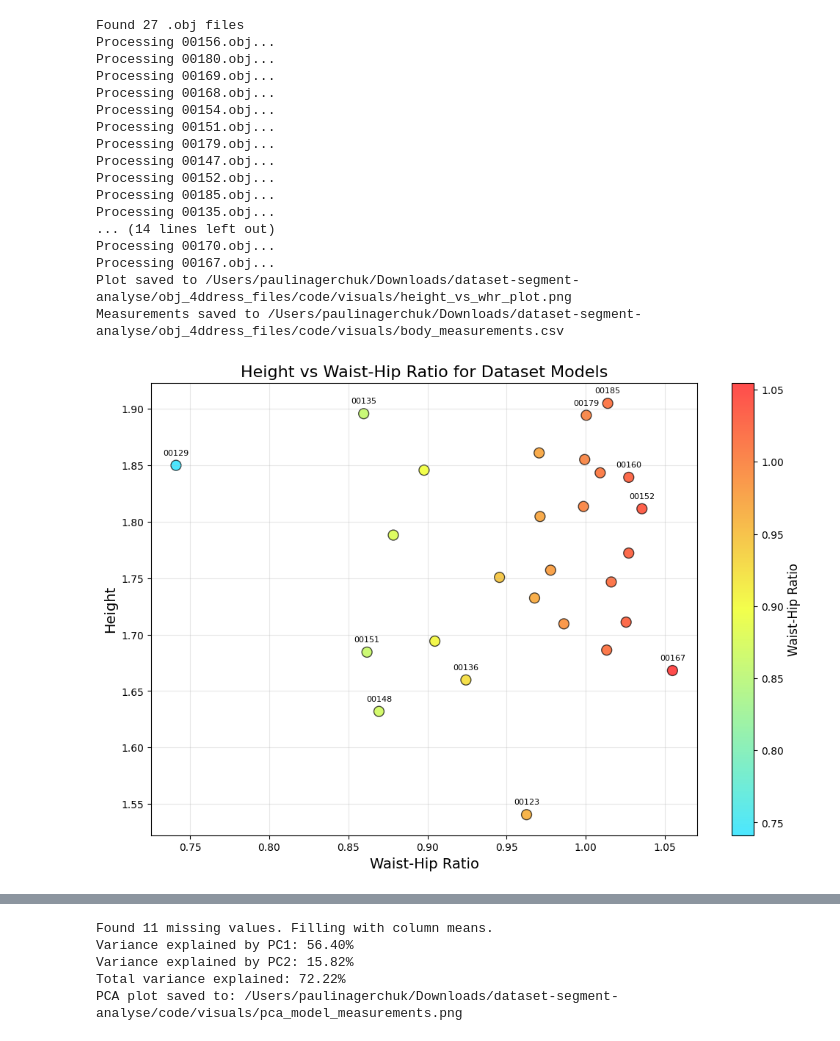
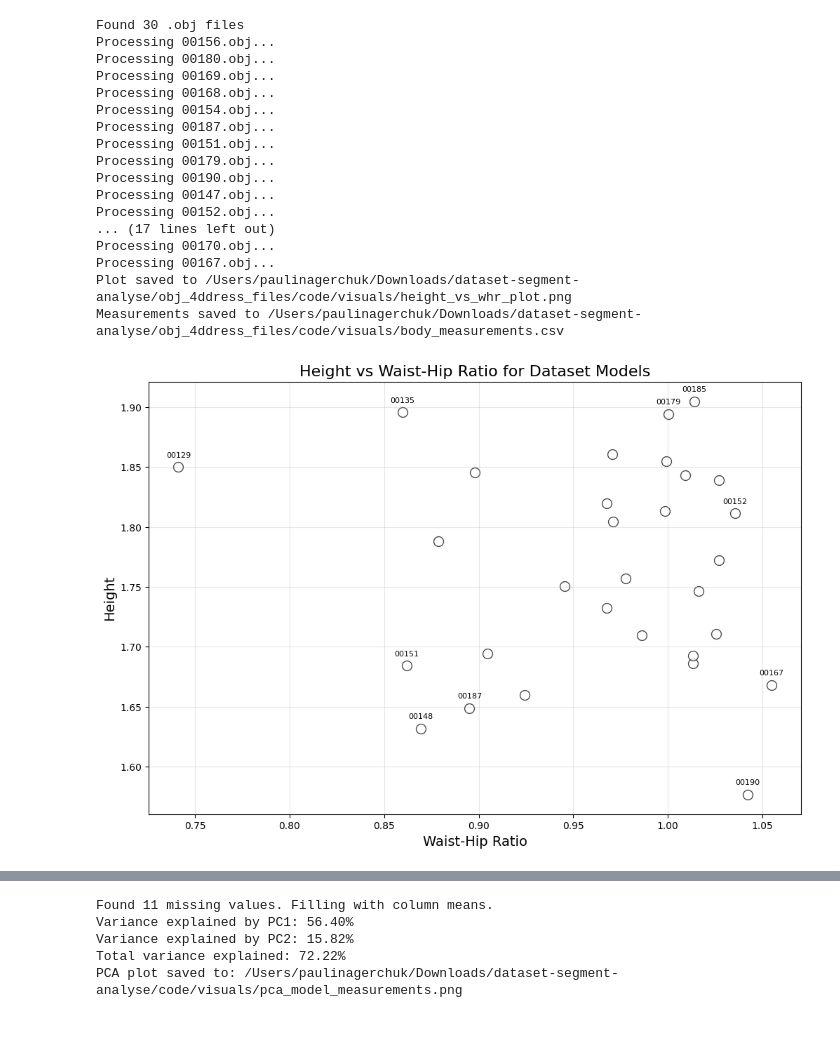
Before and after one commit to paulinasg/Dissertation_Codebase, a Jupyter notebook: code/visuals/body_dimensions.ipynb, the cells around one changed output, grey strips where cells are left out. Cells and saved outputs as stored; diff of their text form; code cells hidden in the pictures.

```diff
--- a/code/visuals/body_dimensions.ipynb
+++ b/code/visuals/body_dimensions.ipynb
@@ -158,26 +158,26 @@ def visualize_body_dimensions(data_dir):
         print("No valid measurements found.")
         return
 
-    # Create custom colormap
-    colors = ['#00DDFF', '#EEFF00', '#FF0000']
-    cmap_name = 'custom_cmap'
-    cm = LinearSegmentedColormap.from_list(cmap_name, colors, N=256)
+    # # Create custom colormap
+    # colors = ['#00DDFF', '#EEFF00', '#FF0000']
+    # cmap_name = 'custom_cmap'
+    # cm = LinearSegmentedColormap.from_list(cmap_name, colors, N=256)
 
     # Create scatter plot
     plt.figure(figsize=(12, 8))
     scatter = plt.scatter(
         df['waist_hip_ratio'],
         df['height'],
-        c=df['waist_hip_ratio'],  # Color by waist-hip ratio
-        cmap=cm,
+        c='white',  # Color by waist-hip ratio
+        # cmap=cm,
         alpha=0.7,
         s=100,  # Point size
         edgecolors='black'
     )
 
-    # Add colorbar
-    cbar = plt.colorbar(scatter)
-    cbar.set_label('Waist-Hip Ratio', fontsize=12)
+    # # Add colorbar
+    # cbar = plt.colorbar(scatter)
+    # cbar.set_label('Waist-Hip Ratio', fontsize=12)
 
     # Add labels and title
     plt.xlabel('Waist-Hip Ratio', fontsize=14)
@@ -205,35 +205,35 @@ def visualize_body_dimensions(data_dir):
     os.makedirs(output_dir, exist_ok=True)
     output_path = os.path.join(output_dir, "height_vs_whr_plot.png")
     plt.savefig(output_path, dpi=300, bbox_inches='tight')
 
     # Also save the measurements as CSV
     csv_path = os.path.join(output_dir, "body_measurements.csv")
     df.to_csv(csv_path, index=False)
 
     print(f"Plot saved to {output_path}")
     print(f"Measurements saved to {csv_path}")
 
     plt.show()
 
 if __name__ == "__main__":
     data_directory = "/Users/paulinagerchuk/Downloads/dataset-segment-analyse/obj_4ddress_files/inner"
     visualize_body_dimensions(data_directory)
 # %% [output]
-Found 27 .obj files
+Found 30 .obj files
 Processing 00156.obj...
 Processing 00180.obj...
 Processing 00169.obj...
 Processing 00168.obj...
 Processing 00154.obj...
+Processing 00187.obj...
 Processing 00151.obj...
 Processing 00179.obj...
+Processing 00190.obj...
 Processing 00147.obj...
 Processing 00152.obj...
-Processing 00185.obj...
-Processing 00135.obj...
-... (14 lines left out)
+... (17 lines left out)
 Processing 00170.obj...
 Processing 00167.obj...
 Plot saved to /Users/paulinagerchuk/Downloads/dataset-segment-analyse/obj_4ddress_files/code/visuals/height_vs_whr_plot.png
 Measurements saved to /Users/paulinagerchuk/Downloads/dataset-segment-analyse/obj_4ddress_files/code/visuals/body_measurements.csv
-[figure, old version]
+[figure, new version]
```
Also changed, not shown: parts of 5 cells of this notebook, 48 other files.
